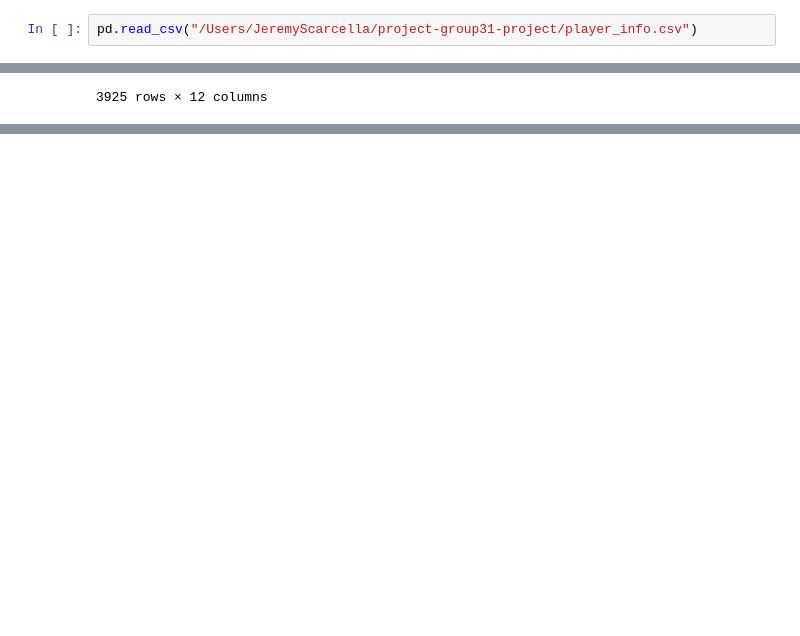
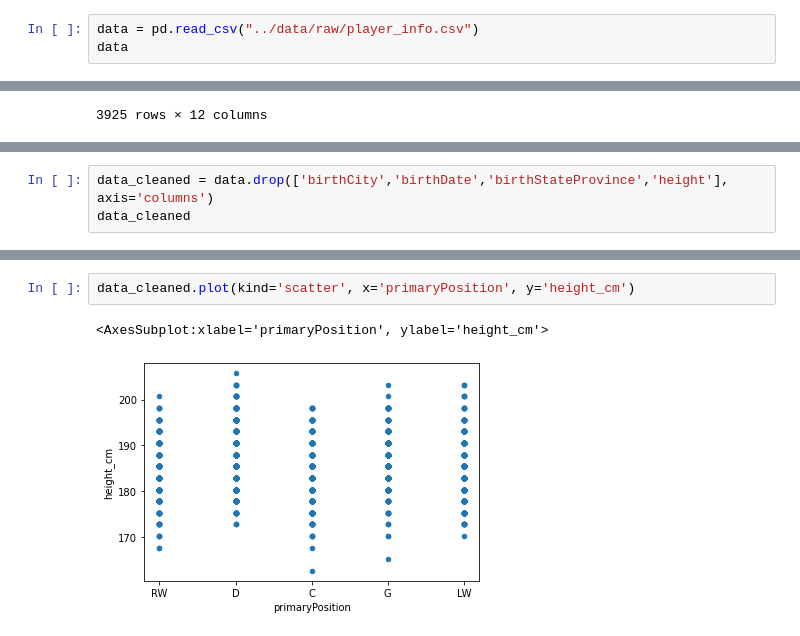
Before and after one commit to data301-2021-winter1/project-group31-project, a Jupyter notebook: notebooks/analysis1.ipynb, the cells around one changed output, grey strips where cells are left out. Saved outputs shown, nothing was run; the diff lists cells and outputs as text; blank space fills up the shorter version.

```diff
--- a/notebooks/analysis1.ipynb
+++ b/notebooks/analysis1.ipynb
@@ -3,5 +10,6 @@ import pandas as pd
 # %%
-pd.read_csv("/Users/JeremyScarcella/project-group31-project/player_info.csv")
+data = pd.read_csv("../data/raw/player_info.csv")
+data
 # %% [output]
 |  | player_id | firstName | lastName | nationality | birthCity | primaryPosition | birthDate | ... |
 | 0 | 8466148 | Marian | Hossa | SVK | Stará Lubovna | RW | 1979-01-12 00:00:00 | ... |
@@ -27,0 +59,3 @@ NameError: name 'df' is not defined
+# %%
+data_cleaned = data.drop(['birthCity','birthDate','birthStateProvince','height'], axis='columns')
+data_cleaned
@@ -27,0 +80,5 @@ NameError: name 'df' is not defined
+# %%
+data_cleaned.plot(kind='scatter', x='primaryPosition', y='height_cm')
+# %% [output]
+<AxesSubplot:xlabel='primaryPosition', ylabel='height_cm'>
+[figure, added]
```
Also changed, not shown: parts of 64 cells of this notebook, 1 other file.
